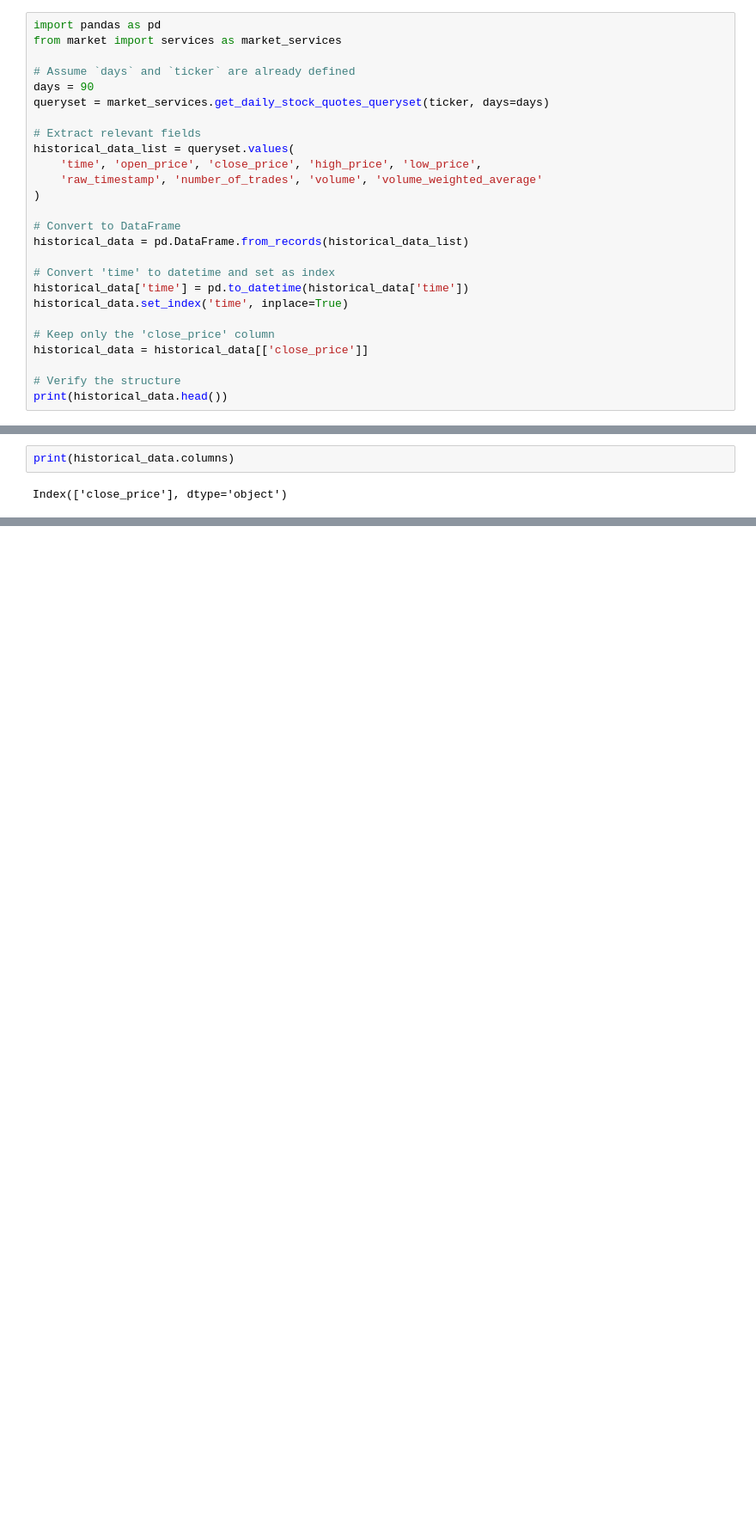
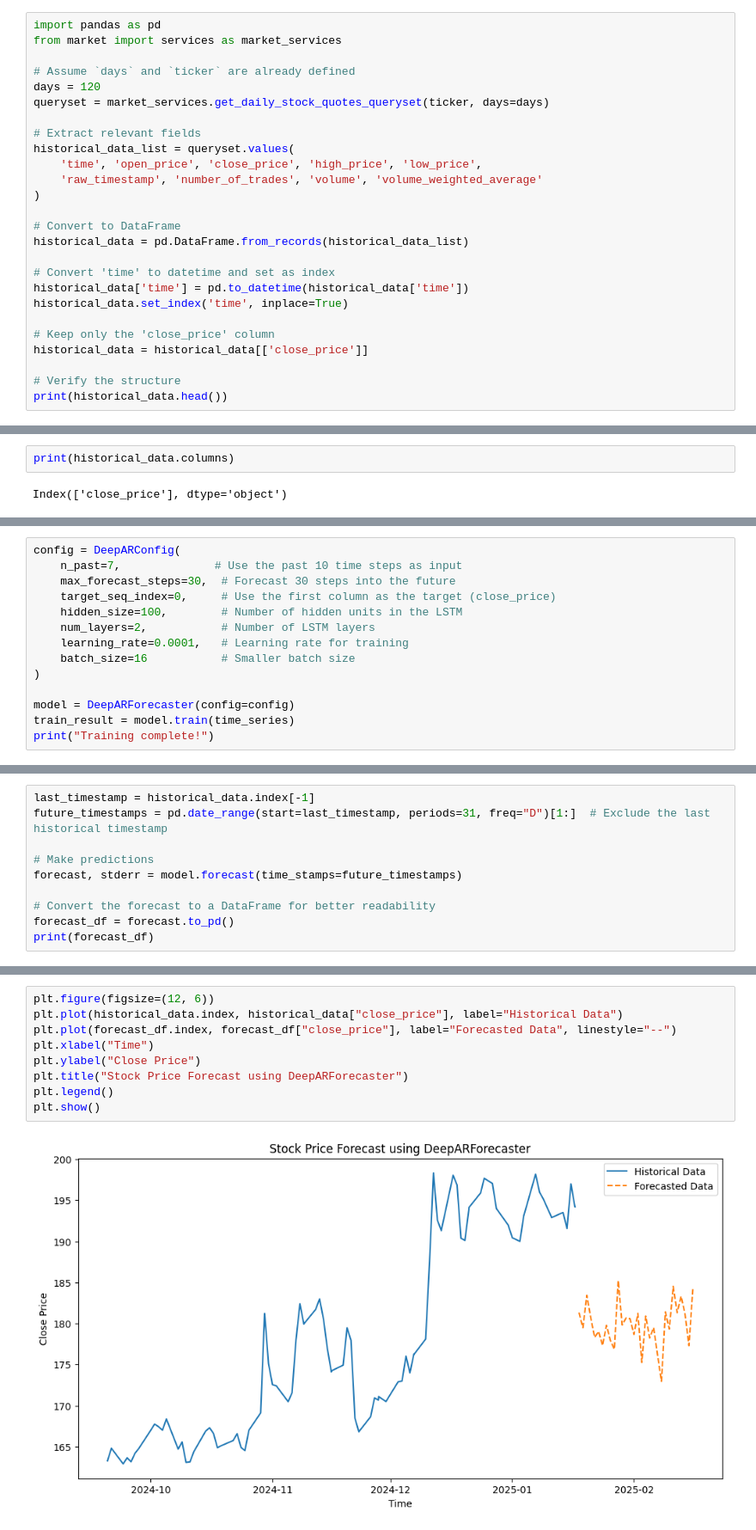
Before and after one commit to Har2yQn78/StockTradingBot, a Jupyter notebook: nbs/Forecast - 1.ipynb, the cells around one changed output, grey strips where cells are left out. Shown at 86% size. Saved outputs shown, nothing was run; the diff lists cells and outputs as text; blank space fills up the shorter version.

Commit message:
update forecast

```diff
--- a/nbs/Forecast - 1.ipynb
+++ b/nbs/Forecast - 1.ipynb
@@ -28,7 +28,7 @@ import pandas as pd
 from market import services as market_services
 
 # Assume `days` and `ticker` are already defined
-days = 90
+days = 120
 queryset = market_services.get_daily_stock_quotes_queryset(ticker, days=days)
 
 # Extract relevant fields
@@ -120,0 +125,14 @@ TypeError: __init__() got an unexpected keyword argument 'test_data'
+# %%
+config = DeepARConfig(
+    n_past=7,              # Use the past 10 time steps as input
+    max_forecast_steps=30,  # Forecast 30 steps into the future
+    target_seq_index=0,     # Use the first column as the target (close_price)
+    hidden_size=100,        # Number of hidden units in the LSTM
+    num_layers=2,           # Number of LSTM layers
+    learning_rate=0.0001,   # Learning rate for training
+    batch_size=16           # Smaller batch size
+)
+
+model = DeepARForecaster(config=config)
+train_result = model.train(time_series)
+print("Training complete!")
@@ -120,0 +142,10 @@ TypeError: __init__() got an unexpected keyword argument 'test_data'
+# %%
+last_timestamp = historical_data.index[-1]
+future_timestamps = pd.date_range(start=last_timestamp, periods=31, freq="D")[1:]  # Exclude the last historical timestamp
+
+# Make predictions
+forecast, stderr = model.forecast(time_stamps=future_timestamps)
+
+# Convert the forecast to a DataFrame for better readability
+forecast_df = forecast.to_pd()
+print(forecast_df)
@@ -120,0 +170,11 @@ TypeError: __init__() got an unexpected keyword argument 'test_data'
+# %%
+plt.figure(figsize=(12, 6))
+plt.plot(historical_data.index, historical_data["close_price"], label="Historical Data")
+plt.plot(forecast_df.index, forecast_df["close_price"], label="Forecasted Data", linestyle="--")
+plt.xlabel("Time")
+plt.ylabel("Close Price")
+plt.title("Stock Price Forecast using DeepARForecaster")
+plt.legend()
+plt.show()
+# %% [output]
+[figure, added]
```
Also changed, not shown: parts of 11 cells of this notebook, 1 other file.
